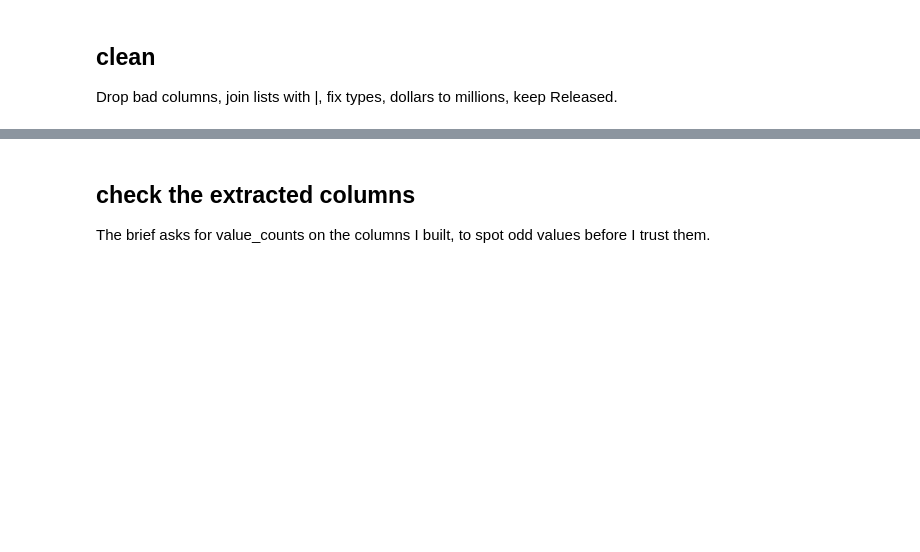
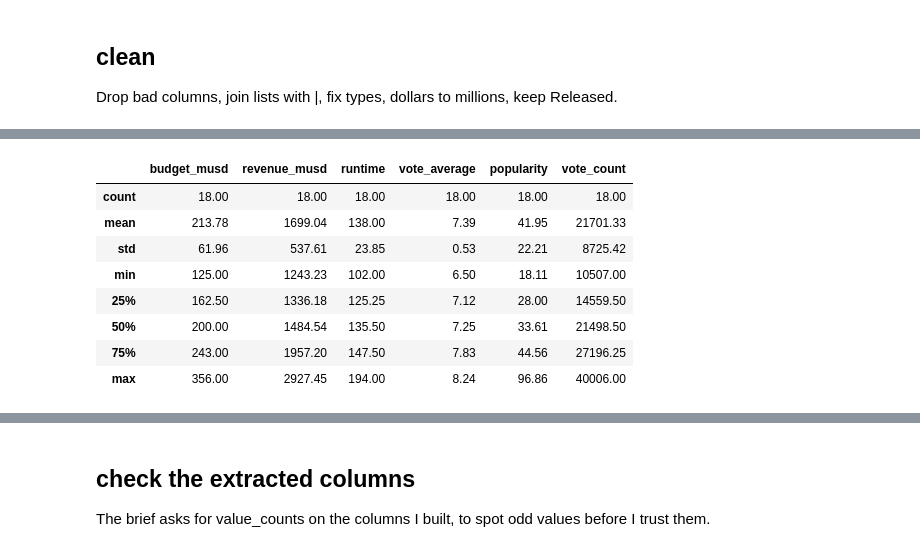
Before and after one commit to kelvee21/tmdb-movie-analysis, a Jupyter notebook: analysis.ipynb, the cells around one changed output, grey strips where cells are left out. Cells and saved outputs as stored; diff of their text form; code cells hidden in the pictures; blank space fills up the shorter version.

```diff
--- a/analysis.ipynb
+++ b/analysis.ipynb
@@ -22,0 +45,15 @@ df2[["title", "genres", "budget_musd", "revenue_musd"]].head()
+# %%
+import matplotlib.pyplot as plt
+
+df_cleaned[["budget_musd", "revenue_musd", "runtime", "vote_average",
+            "popularity", "vote_count"]].describe().round(2)
+# %% [output]
+|  | budget_musd | revenue_musd | runtime | vote_average | popularity | vote_count |
+| count | 18.00 | 18.00 | 18.00 | 18.00 | 18.00 | 18.00 |
+| mean | 213.78 | 1699.04 | 138.00 | 7.39 | 41.95 | 21701.33 |
+| std | 61.96 | 537.61 | 23.85 | 0.53 | 22.21 | 8725.42 |
+| min | 125.00 | 1243.23 | 102.00 | 6.50 | 18.11 | 10507.00 |
+| 25% | 162.50 | 1336.18 | 125.25 | 7.12 | 28.00 | 14559.50 |
+| 50% | 200.00 | 1484.54 | 135.50 | 7.25 | 33.61 | 21498.50 |
+| 75% | 243.00 | 1957.20 | 147.50 | 7.83 | 44.56 | 27196.25 |
+| max | 356.00 | 2927.45 | 194.00 | 8.24 | 96.86 | 40006.00 |
```
Also changed, not shown: parts of 13 cells of this notebook, 17 other files.
